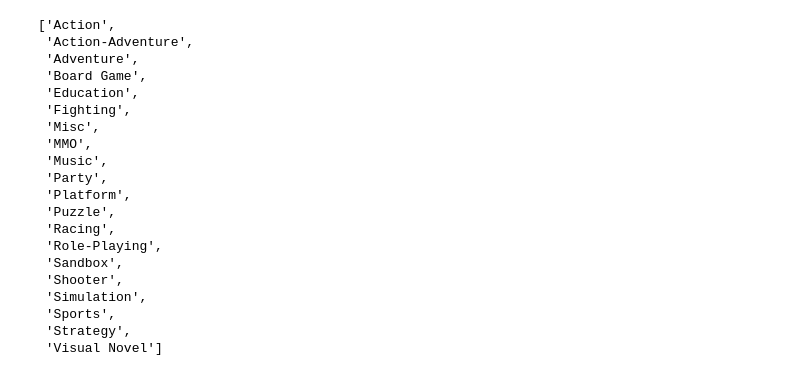
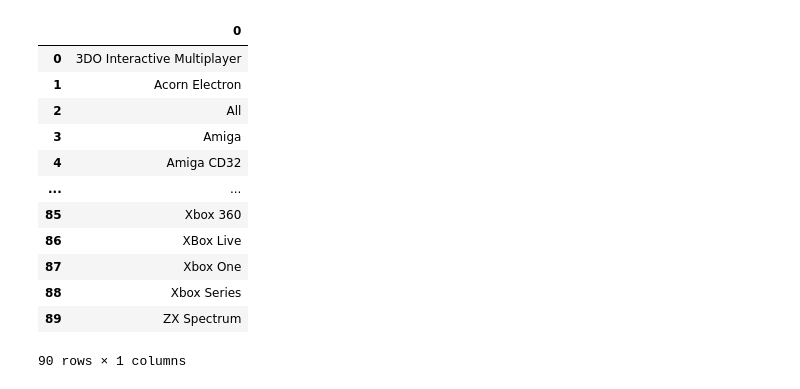
Before and after one commit to leeyeonjun85/AIB_Section_1_Project, a Jupyter notebook: Scrap.ipynb, the cells around one changed output. Cells and saved outputs as stored; diff of their text form; code cells hidden in the pictures.

```diff
--- a/Scrap.ipynb
+++ b/Scrap.ipynb
@@ -12,0 +39,13 @@ from bs4 import BeautifulSoup
+# %%
+# console list
+
+url = "https://www.vgchartz.com/games/games.php?page=1&order=Sales&ownership=Both&direction=DESC&showtotalsales=0&shownasales=0&showpalsales=0&showjapansales=0&showothersales=0&showpublisher=1&showdeveloper=0&showreleasedate=1&showlastupdate=0&showvgchartzscore=0&showcriticscore=0&showuserscore=0&showshipped=0"
+res = requests.get(url)
+res.raise_for_status()
+soup = BeautifulSoup(res.text, "lxml")
+
+console = soup.find('select', attrs={"name":"console"})
+
+console_list = []
+for i in console.find_all('option')[1:]:
+  console_list.append(i.string)
@@ -12,0 +64,5 @@ from bs4 import BeautifulSoup
+# %%
+console_list = pd.DataFrame(console_list) # 데이터프레임 저장
+console_list_path = '/content/drive/Shareddrives/coding/aib/AIB_section1_project/data/console_list.csv'
+console_list.to_csv(console_list_path, sep=',', encoding = 'utf-8')
+print("Save Date / Time : ", now.strftime('%Y-%m-%d %H:%M:%S'))
@@ -12,0 +71,16 @@ from bs4 import BeautifulSoup
+# %%
+console_list
+# %% [output]
+|  | 0 |
+| 0 | 3DO Interactive Multiplayer |
+| 1 | Acorn Electron |
+| 2 | All |
+| 3 | Amiga |
+| 4 | Amiga CD32 |
+| ... | ... |
+| 85 | Xbox 360 |
+| 86 | XBox Live |
+| 87 | Xbox One |
+| 88 | Xbox Series |
+| 89 | ZX Spectrum |
+90 rows × 1 columns
@@ -23,26 +117,3 @@ for page in range(1,2):
 genre_list = []
 for i in genre.find_all('option')[1:]:
   genre_list.append(i.string)
-# %%
-genre_list
-# %% [output]
-['Action',
- 'Action-Adventure',
- 'Adventure',
- 'Board Game',
- 'Education',
- 'Fighting',
- 'Misc',
- 'MMO',
- 'Music',
- 'Party',
- 'Platform',
- 'Puzzle',
- 'Racing',
- 'Role-Playing',
- 'Sandbox',
- 'Shooter',
- 'Simulation',
- 'Sports',
- 'Strategy',
- 'Visual Novel']
```
Also changed, not shown: parts of 13 cells of this notebook, 7 other files.
